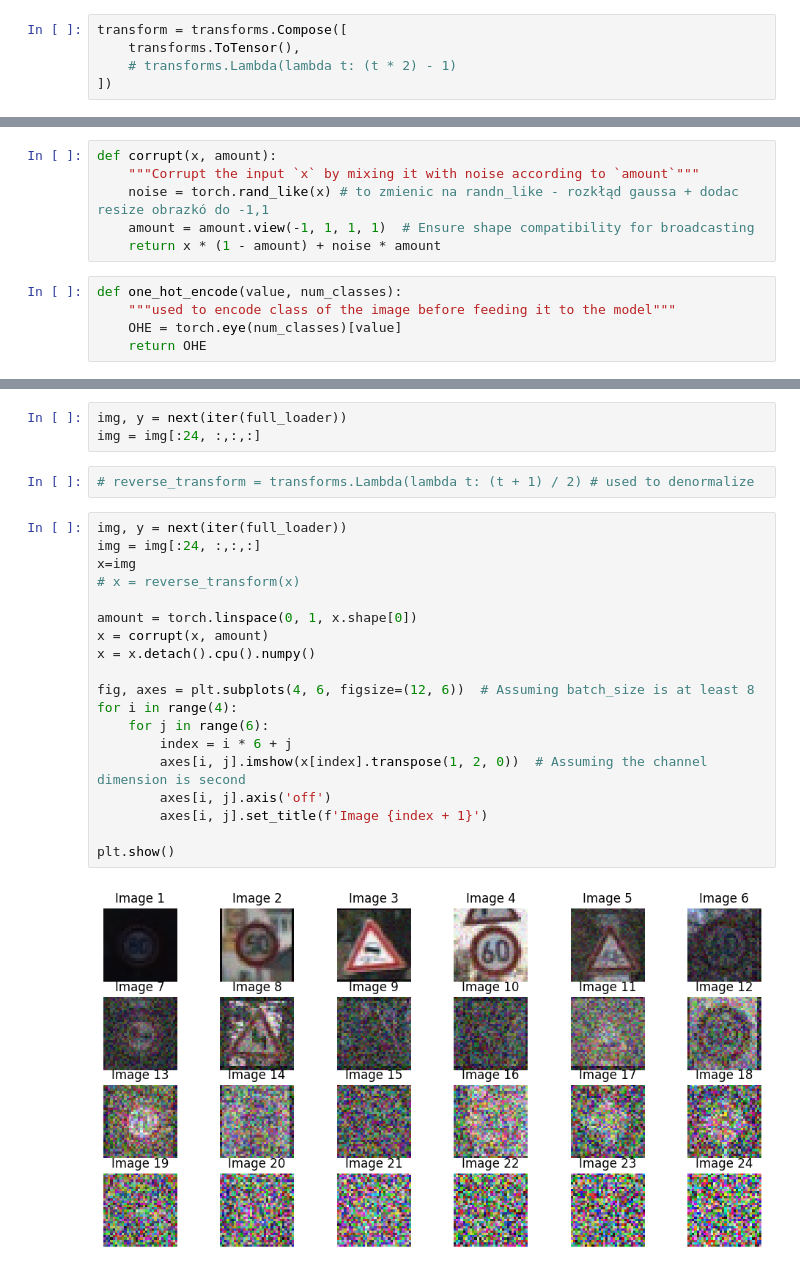
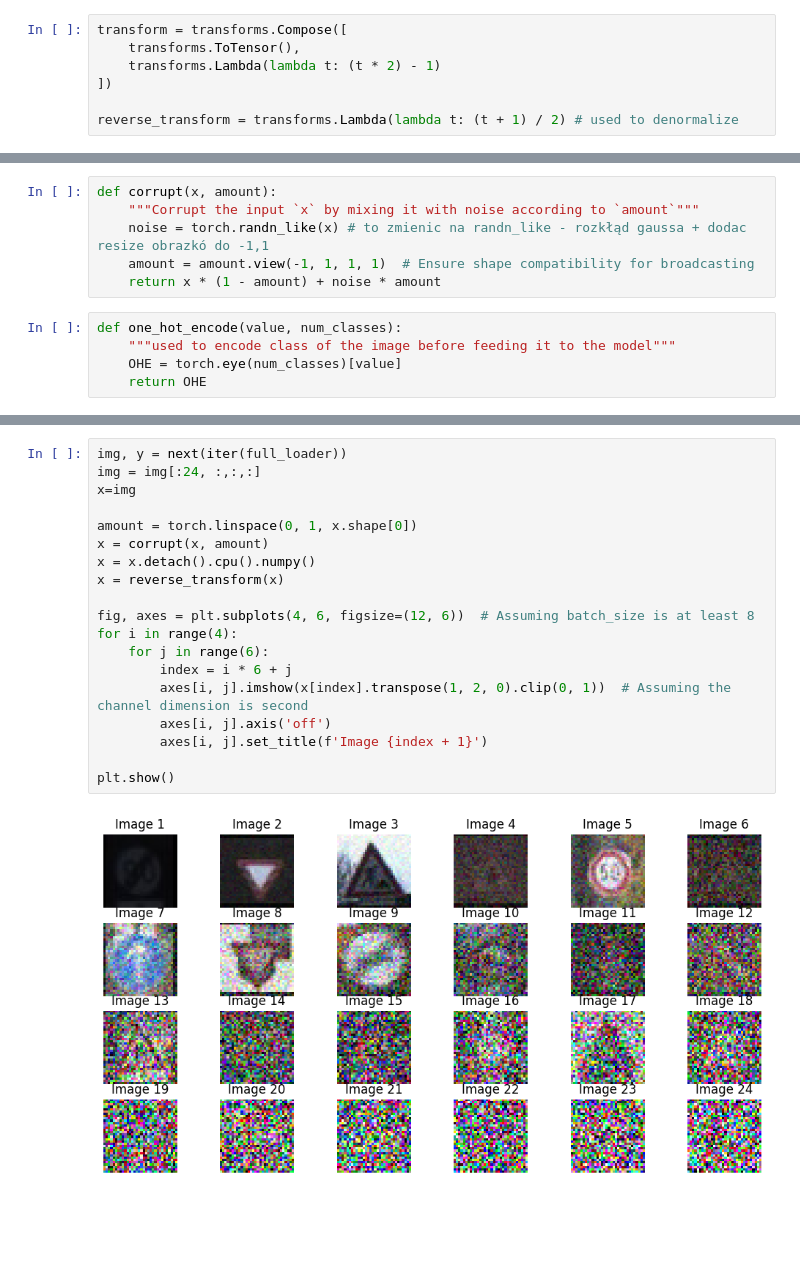
Before and after one commit to P1X2/SSNE4_GAN, a Jupyter notebook: StableDifusion_U-Net.ipynb, the cells around one changed output, grey strips where cells are left out. Saved outputs shown, nothing was run; the diff lists cells and outputs as text; blank space fills up the shorter version.

Commit message:
created bacisc pipeline for image generation; model must be trained agian (+class conditioning, +noise amount awarness, +more epch[4mln param])

```diff
--- a/StableDifusion_U-Net.ipynb
+++ b/StableDifusion_U-Net.ipynb
@@ -23,5 +28,7 @@ lr = 1e-3
 # %%
 transform = transforms.Compose([
     transforms.ToTensor(),
-    # transforms.Lambda(lambda t: (t * 2) - 1)
+    transforms.Lambda(lambda t: (t * 2) - 1)
 ])
+
+reverse_transform = transforms.Lambda(lambda t: (t + 1) / 2) # used to denormalize
@@ -203,7 +212,7 @@ loss_fn = nn.MSELoss()
 # %%
 def corrupt(x, amount):
     """Corrupt the input `x` by mixing it with noise according to `amount`"""
-    noise = torch.rand_like(x) # to zmienic na randn_like - rozkłąd gaussa + dodac resize obrazkó do -1,1
+    noise = torch.randn_like(x) # to zmienic na randn_like - rozkłąd gaussa + dodac resize obrazkó do -1,1
     amount = amount.view(-1, 1, 1, 1)  # Ensure shape compatibility for broadcasting
     return x * (1 - amount) + noise * amount
 # %%
@@ -247,26 +249,21 @@ concatenated_tensor = torch.cat((img, repeated_labels.permute(0, 3, 1, 2)), dim=
-# %%
-img, y = next(iter(full_loader))
-img = img[:24, :,:,:]
-# %%
-# reverse_transform = transforms.Lambda(lambda t: (t + 1) / 2) # used to denormalize
 # %%
 img, y = next(iter(full_loader))
 img = img[:24, :,:,:]
 x=img
-# x = reverse_transform(x)
 
 amount = torch.linspace(0, 1, x.shape[0])
 x = corrupt(x, amount)
 x = x.detach().cpu().numpy()
+x = reverse_transform(x)
 
 fig, axes = plt.subplots(4, 6, figsize=(12, 6))  # Assuming batch_size is at least 8
 for i in range(4):
     for j in range(6):
         index = i * 6 + j
-        axes[i, j].imshow(x[index].transpose(1, 2, 0))  # Assuming the channel dimension is second
+        axes[i, j].imshow(x[index].transpose(1, 2, 0).clip(0, 1))  # Assuming the channel dimension is second
         axes[i, j].axis('off')
         axes[i, j].set_title(f'Image {index + 1}')
 
 plt.show()
 # %% [output]
-[figure, old version]
+[figure, new version]
```
Also changed, not shown: parts of 22 cells of this notebook, 1 other file.
